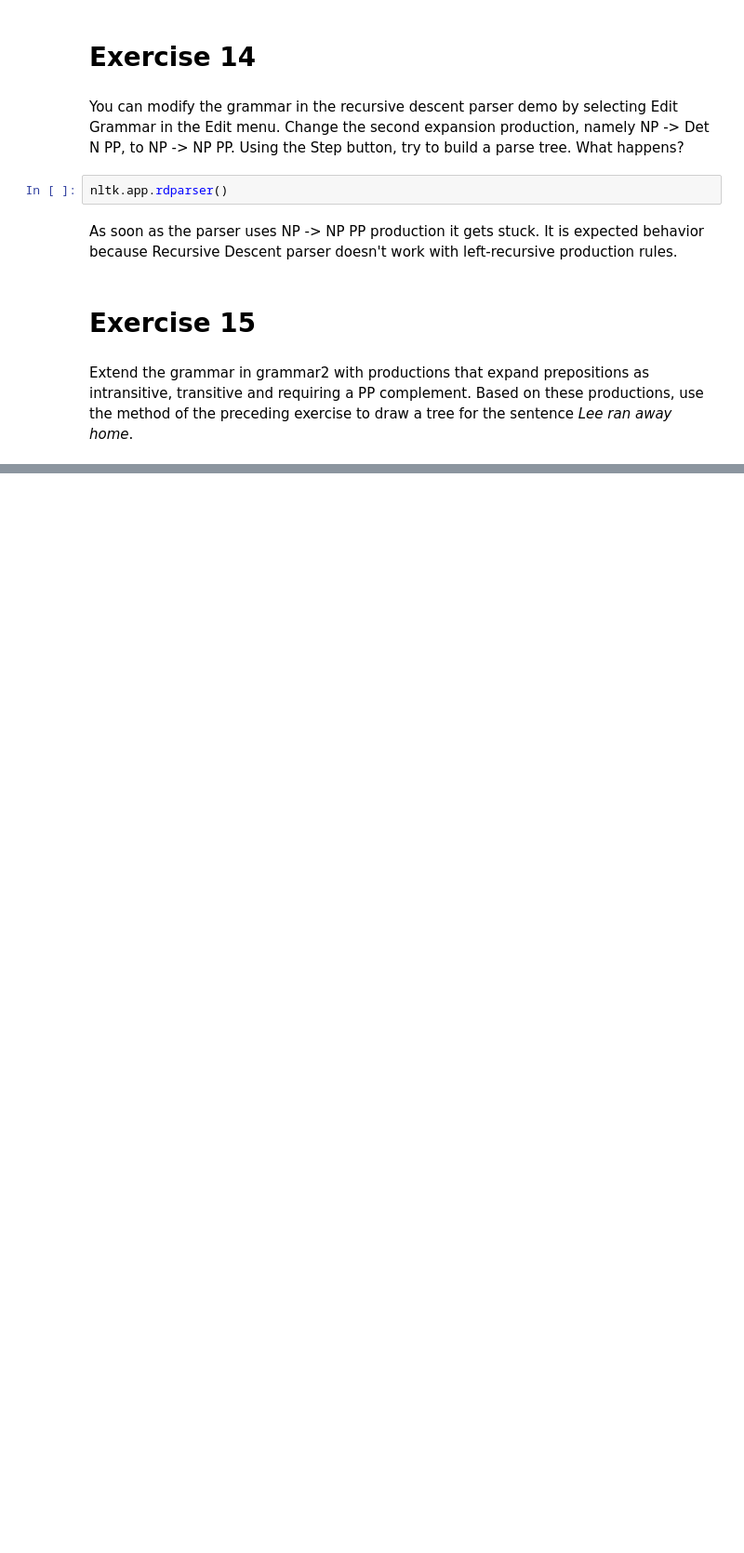
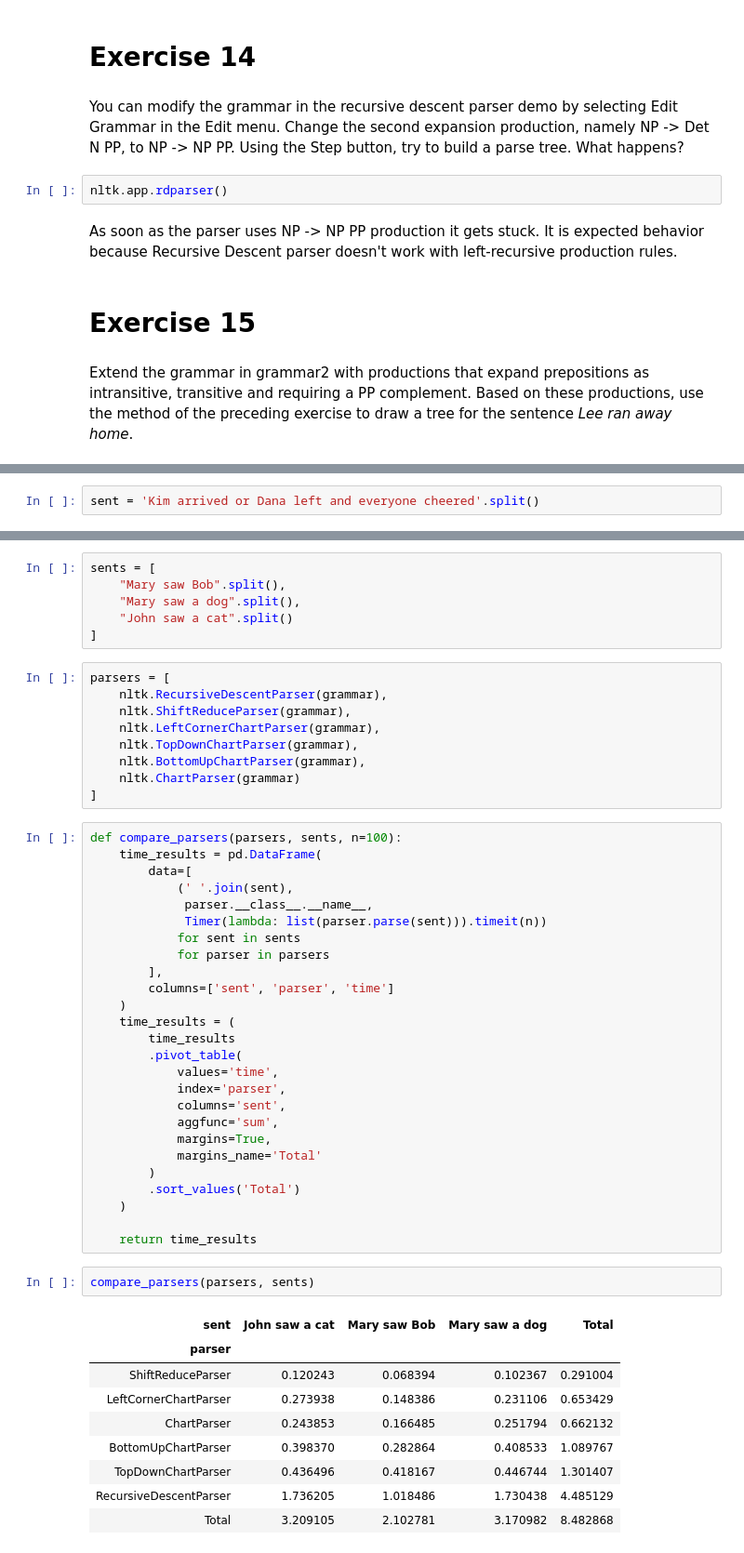
Before and after one commit to rjafarau/nltk-book, a Jupyter notebook: source/solutions/chapter_08.ipynb, the cells around one changed output, grey strips where cells are left out. Shown at 93% size. Drawn from its saved outputs; the diff is of its cells as text; blank space fills up the shorter version.

```diff
--- a/source/solutions/chapter_08.ipynb
+++ b/source/solutions/chapter_08.ipynb
@@ -279,0 +379,2 @@ grammar2 = nltk.CFG.fromstring("""
+# %%
+sent = 'Kim arrived or Dana left and everyone cheered'.split()
@@ -279,0 +410,53 @@ grammar2 = nltk.CFG.fromstring("""
+# %%
+sents = [
+    "Mary saw Bob".split(),
+    "Mary saw a dog".split(),
+    "John saw a cat".split()
+]
+# %%
+parsers = [
+    nltk.RecursiveDescentParser(grammar),
+    nltk.ShiftReduceParser(grammar),
+    nltk.LeftCornerChartParser(grammar),
+    nltk.TopDownChartParser(grammar),
+    nltk.BottomUpChartParser(grammar),
+    nltk.ChartParser(grammar)
+]
+# %%
+def compare_parsers(parsers, sents, n=100):
+    time_results = pd.DataFrame(
+        data=[
+            (' '.join(sent),
+             parser.__class__.__name__,
+             Timer(lambda: list(parser.parse(sent))).timeit(n))
+            for sent in sents
+            for parser in parsers
+        ],
+        columns=['sent', 'parser', 'time']
+    )
+    time_results = (
+        time_results
+        .pivot_table(
+            values='time',
+            index='parser',
+            columns='sent',
+            aggfunc='sum',
+            margins=True,
+            margins_name='Total'
+        )
+        .sort_values('Total')
+    )
+
+    return time_results
+# %%
+compare_parsers(parsers, sents)
+# %% [output]
+| sent | John saw a cat | Mary saw Bob | Mary saw a dog | Total |
+| parser |  |  |  |  |
+| ShiftReduceParser | 0.120243 | 0.068394 | 0.102367 | 0.291004 |
+| LeftCornerChartParser | 0.273938 | 0.148386 | 0.231106 | 0.653429 |
+| ChartParser | 0.243853 | 0.166485 | 0.251794 | 0.662132 |
+| BottomUpChartParser | 0.398370 | 0.282864 | 0.408533 | 1.089767 |
+| TopDownChartParser | 0.436496 | 0.418167 | 0.446744 | 1.301407 |
+| RecursiveDescentParser | 1.736205 | 1.018486 | 1.730438 | 4.485129 |
+| Total | 3.209105 | 2.102781 | 3.170982 | 8.482868 |
```
Also changed, not shown: parts of 37 cells of this notebook.
